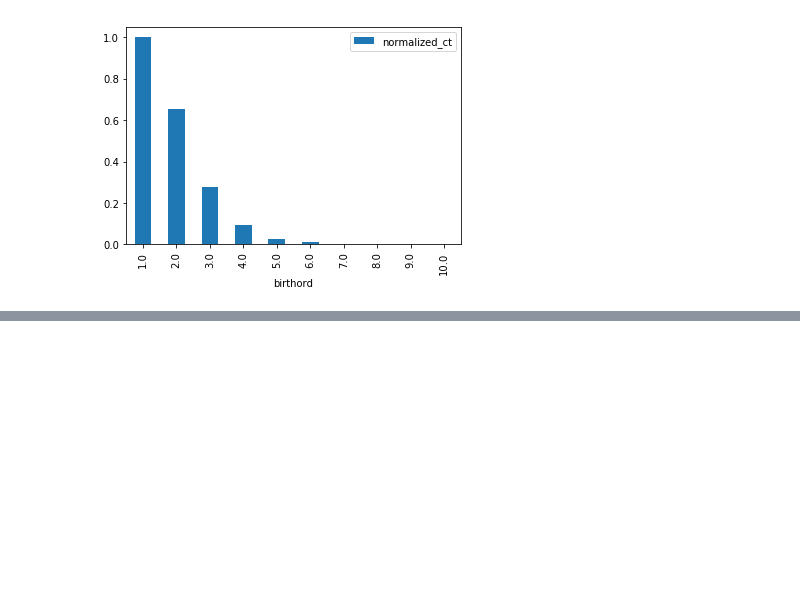
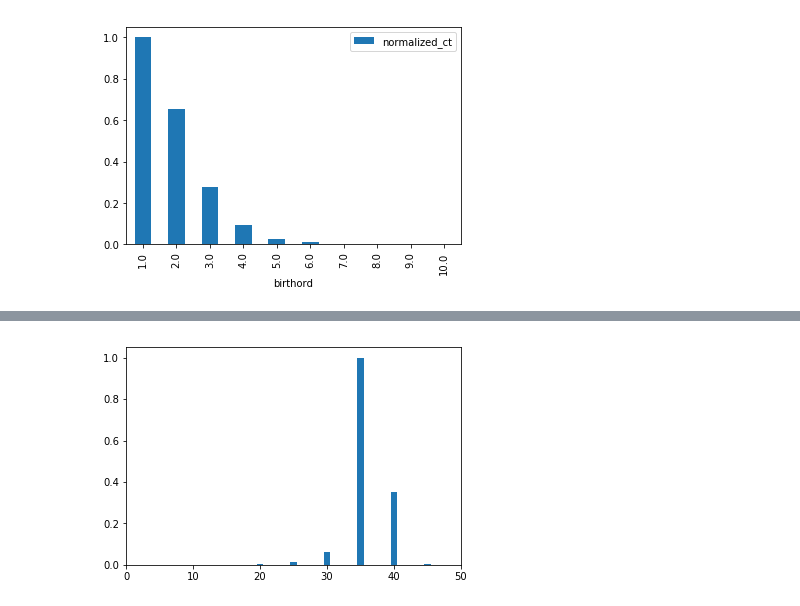
Before and after one commit to hanhanwu/Hanhan_Data_Science_Practice, a Jupyter notebook: Applied_Statistics/thinkstats_chapter2.ipynb, the cells around one changed output, grey strips where cells are left out. Saved outputs shown, nothing was run; the diff lists cells and outputs as text; code cells hidden in the pictures; blank space fills up the shorter version.

```diff
--- a/Applied_Statistics/thinkstats_chapter2.ipynb
+++ b/Applied_Statistics/thinkstats_chapter2.ipynb
@@ -92,0 +108,6 @@ birthorder_ct.plot.bar(x=birthorder_ct.index, y='normalized_ct')
+# %%
+# Type 4 - Equal Bin Size, Normalized Count for Continuous variable
+min_hist_val = min(hist_vals)
+max_hist_val = max(hist_vals)
+normalized_hist_vals = [(elem-min_hist_val)*1.0/(max_hist_val-min_hist_val) for elem in hist_vals]
+normalized_hist_vals
@@ -92,0 +125,6 @@ birthorder_ct.plot.bar(x=birthorder_ct.index, y='normalized_ct')
+# %%
+plt.bar(bin_edges[:-1], normalized_hist_vals, width = 1)
+plt.xlim(min(bin_edges), max(bin_edges))
+plt.show()
+# %% [output]
+[figure, added]
```
Also changed, not shown: parts of 3 cells of this notebook.
